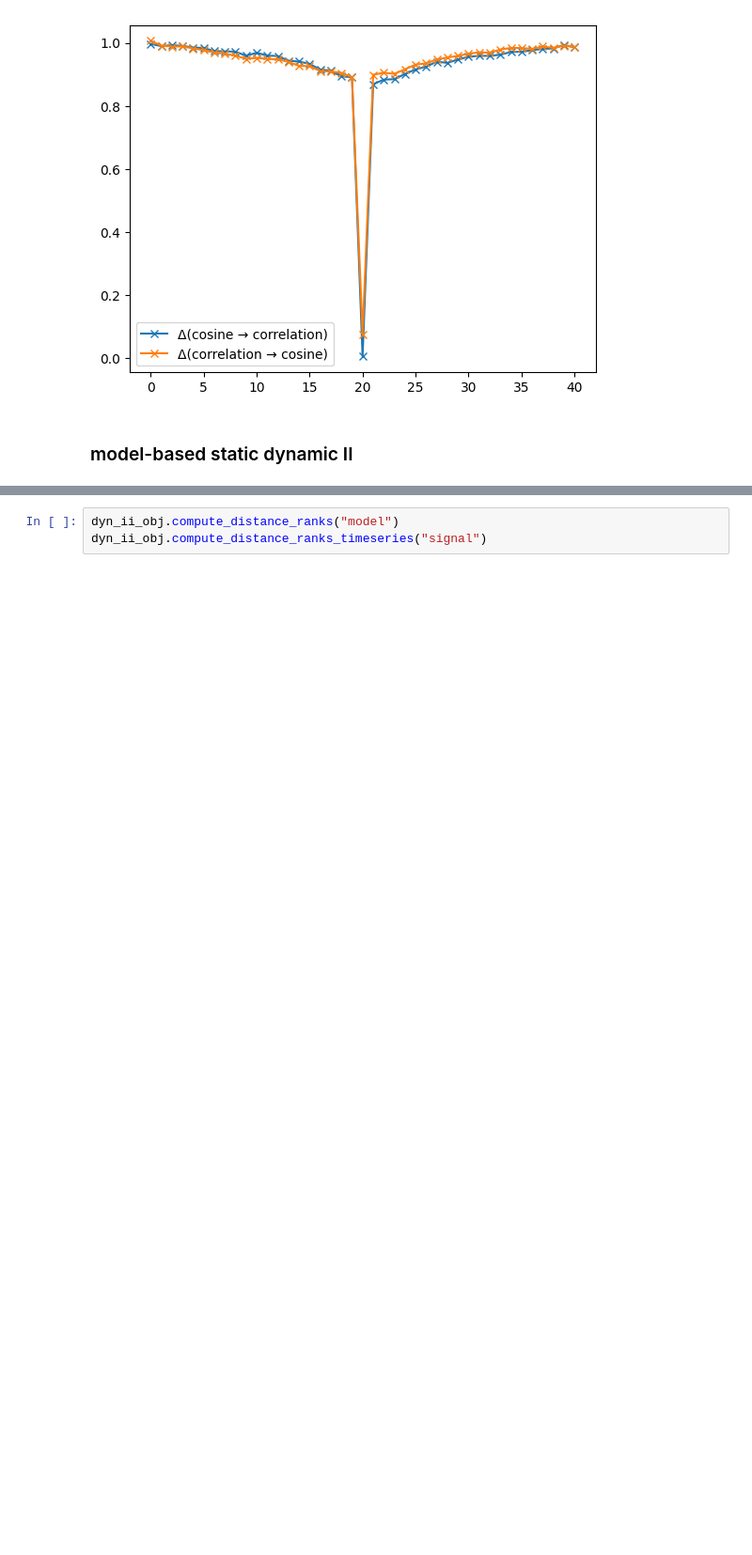
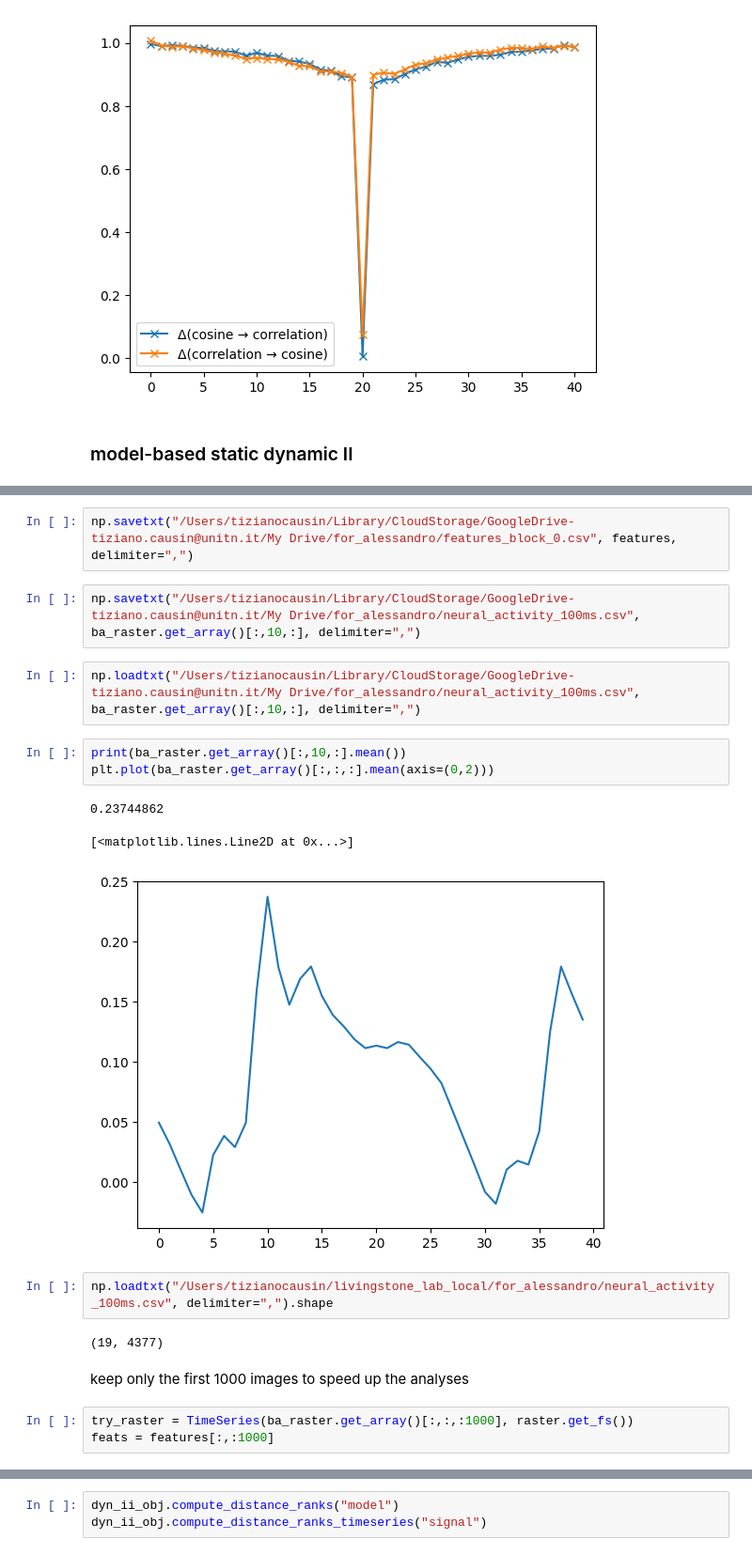
Before and after one commit to TizianoCausin01/temporal_context, a Jupyter notebook: python_scripts/scripts/dynII_dev.ipynb, the cells around one changed output, grey strips where cells are left out. Shown at 94% size. Saved outputs shown, nothing was run; the diff lists cells and outputs as text; blank space fills up the shorter version.

```diff
--- a/python_scripts/scripts/dynII_dev.ipynb
+++ b/python_scripts/scripts/dynII_dev.ipynb
@@ -81 +76,23 @@ plt.legend()
+# %%
+np.savetxt("/Users/tizianocausin/Library/CloudStorage/GoogleDrive-tiziano.causin@unitn.it/My Drive/for_alessandro/features_block_0.csv", features, delimiter=",")
+# %%
+np.savetxt("/Users/tizianocausin/Library/CloudStorage/GoogleDrive-tiziano.causin@unitn.it/My Drive/for_alessandro/neural_activity_100ms.csv", ba_raster.get_array()[:,10,:], delimiter=",")
+# %%
+np.loadtxt("/Users/tizianocausin/Library/CloudStorage/GoogleDrive-tiziano.causin@unitn.it/My Drive/for_alessandro/neural_activity_100ms.csv", ba_raster.get_array()[:,10,:], delimiter=",")
+# %%
+print(ba_raster.get_array()[:,10,:].mean())
+plt.plot(ba_raster.get_array()[:,:,:].mean(axis=(0,2)))
+# %% [output]
+0.23744862
+[<matplotlib.lines.Line2D at 0x...>]
+[figure, added]
+# %%
+np.loadtxt("/Users/tizianocausin/livingstone_lab_local/for_alessandro/neural_activity_100ms.csv", delimiter=",").shape
+# %% [output]
+(19, 4377)
+# %% [markdown]
+keep only the first 1000 images to speed up the analyses
+# %%
+try_raster = TimeSeries(ba_raster.get_array()[:,:,:1000], raster.get_fs())
+feats = features[:,:1000]
 # %%
```
Also changed, not shown: parts of 18 cells of this notebook, 11 other files.
